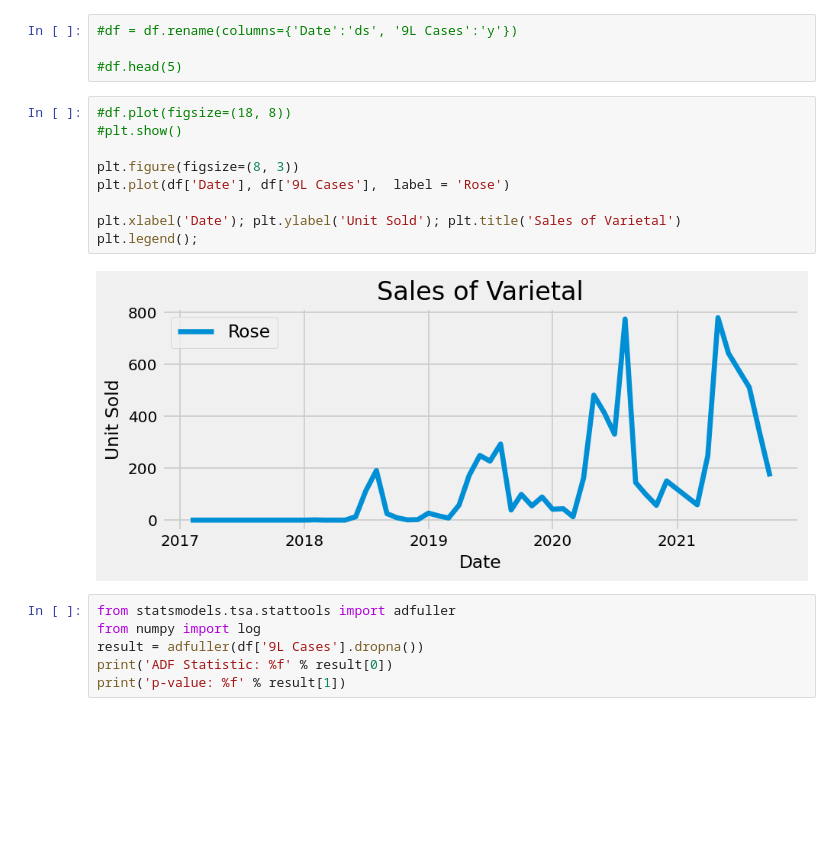
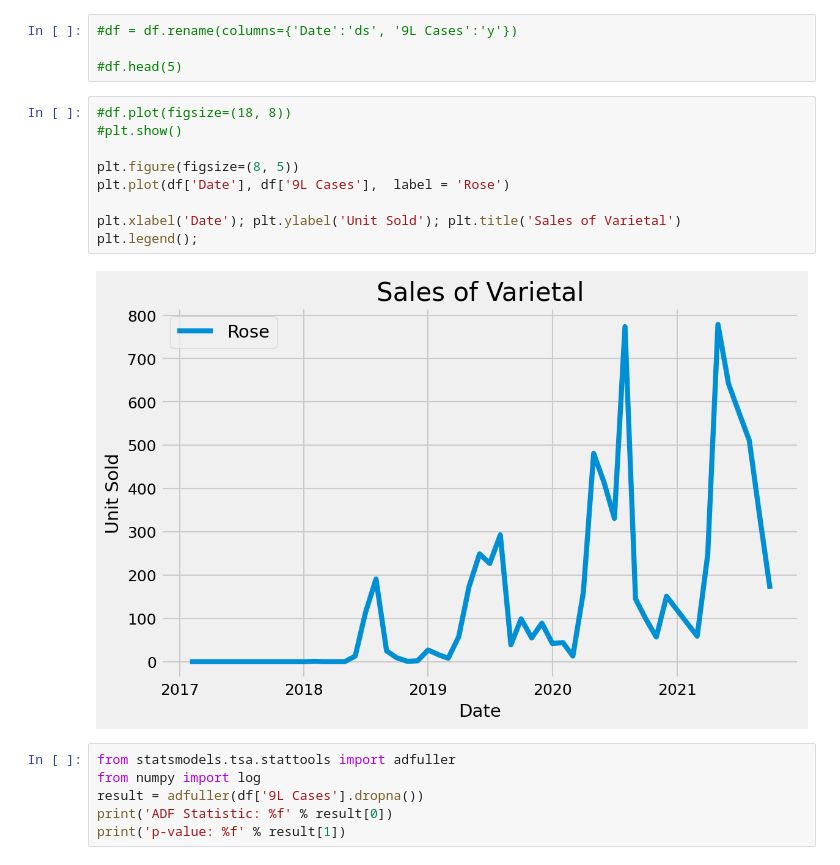
Before and after one commit to fengtastics/111-Capstone, a Jupyter notebook: Arterra_Project.ipynb, the cells around one changed output. Drawn from its saved outputs; the diff is of its cells as text; blank space fills up the shorter version.

```diff
--- a/Arterra_Project.ipynb
+++ b/Arterra_Project.ipynb
@@ -206,14 +208,14 @@ df.head()
 # %%
 #df.plot(figsize=(18, 8))
 #plt.show()
 
-plt.figure(figsize=(8, 3))
+plt.figure(figsize=(8, 5))
 plt.plot(df['Date'], df['9L Cases'],  label = 'Rose')
 
 plt.xlabel('Date'); plt.ylabel('Unit Sold'); plt.title('Sales of Varietal')
 plt.legend();
 # %% [output]
-[figure, old version]
+[figure, new version]
 # %%
 from statsmodels.tsa.stattools import adfuller
 from numpy import log
```
Also changed, not shown: parts of 8 cells of this notebook.
